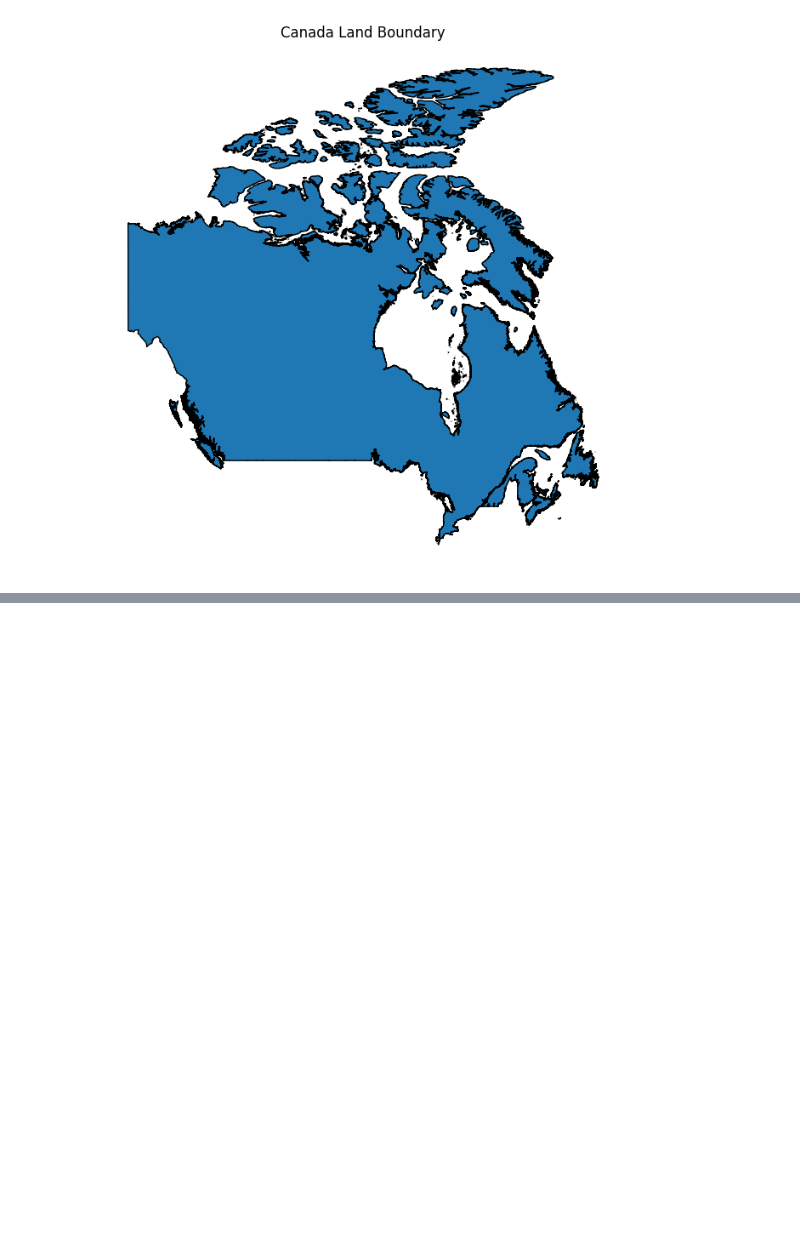
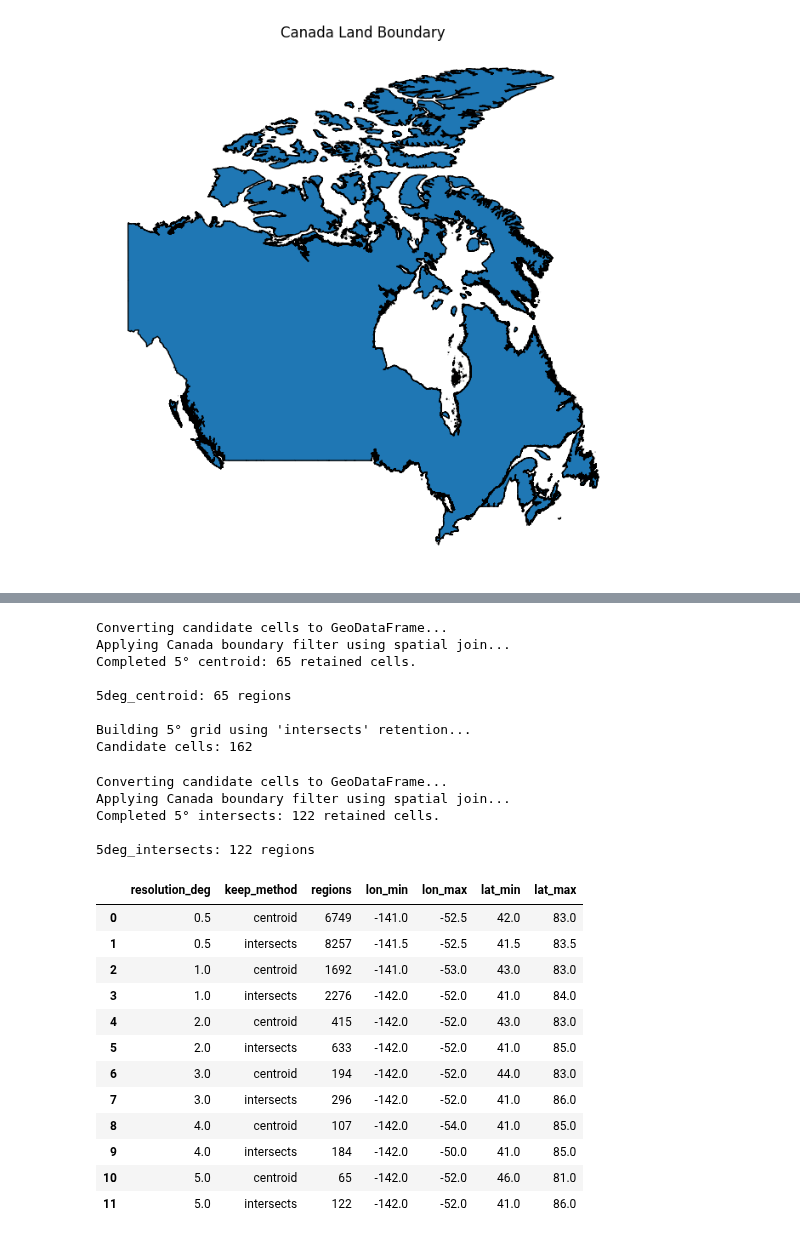
Before and after one commit to andrew-vigars/temoa_geospace, a Jupyter notebook: notebooks/notebook4_canada_basemap_to_wgs84_aggregates.ipynb, the cells around one changed output, grey strips where cells are left out. Saved outputs shown, nothing was run; the diff lists cells and outputs as text; code cells hidden in the pictures; blank space fills up the shorter version.

```diff
--- a/notebooks/notebook4_canada_basemap_to_wgs84_aggregates.ipynb
+++ b/notebooks/notebook4_canada_basemap_to_wgs84_aggregates.ipynb
@@ -313,19 +360,44 @@ def build_latlon_grid(
     return grid
 # %%
-# Build 1° basemaps using different retention methods.
+# Build basemaps for all resolutions and retention methods.
 
-canada_basemap_1deg_centroid = build_latlon_grid(
-    canada_boundary,
-    resolution_deg=1.0,
-    keep_method="centroid",
-)
+KEEP_METHODS = [
+    "centroid",
+    "intersects",
+]
 
-canada_basemap_1deg_intersects = build_latlon_grid(
-    canada_boundary,
-    resolution_deg=1.0,
-    keep_method="intersects",
-)
+basemaps = {}
+summary_rows = []
 
-print(canada_basemap_1deg_centroid.shape)
-print(canada_basemap_1deg_intersects.shape)
+for resolution_deg in BASEMAP_RESOLUTIONS:
+    for keep_method in KEEP_METHODS:
+
+        basemap = build_latlon_grid(
+            boundary_geometry=canada_geometry,
+            boundary_gdf=canada_boundary,
+            resolution_deg=resolution_deg,
+            keep_method=keep_method,
+        )
+
+        key = f"{resolution_deg:g}deg_{keep_method}"
+        basemaps[key] = basemap
+
+        summary_rows.append(
+            {
+                "resolution_deg": resolution_deg,
+                "keep_method": keep_method,
+                "regions": len(basemap),
+                "lon_min": basemap["lon_min"].min(),
+                "lon_max": basemap["lon_max"].max(),
+                "lat_min": basemap["lat_min"].min(),
+                "lat_max": basemap["lat_max"].max(),
+            }
+        )
+
+        print(
+            f"{key}: {len(basemap):,} regions"
+        )
+
+basemap_summary = pd.DataFrame(summary_rows)
+basemap_summary
 # %% [output]
@@ -334 +486,27 @@ print(canada_basemap_1deg_intersects.shape)
+Converting candidate cells to GeoDataFrame...
+Applying Canada boundary filter using spatial join...
+Completed 5° centroid: 65 retained cells.
+
+5deg_centroid: 65 regions
+
+Building 5° grid using 'intersects' retention...
+Candidate cells: 162
+Converting candidate cells to GeoDataFrame...
+Applying Canada boundary filter using spatial join...
+Completed 5° intersects: 122 retained cells.
+
+5deg_intersects: 122 regions
+|  | resolution_deg | keep_method | regions | lon_min | lon_max | lat_min | lat_max |
+| 0 | 0.5 | centroid | 6749 | -141.0 | -52.5 | 42.0 | 83.0 |
+| 1 | 0.5 | intersects | 8257 | -141.5 | -52.5 | 41.5 | 83.5 |
+| 2 | 1.0 | centroid | 1692 | -141.0 | -53.0 | 43.0 | 83.0 |
+| 3 | 1.0 | intersects | 2276 | -142.0 | -52.0 | 41.0 | 84.0 |
+| 4 | 2.0 | centroid | 415 | -142.0 | -52.0 | 43.0 | 83.0 |
+| 5 | 2.0 | intersects | 633 | -142.0 | -52.0 | 41.0 | 85.0 |
+| 6 | 3.0 | centroid | 194 | -142.0 | -52.0 | 44.0 | 83.0 |
+| 7 | 3.0 | intersects | 296 | -142.0 | -52.0 | 41.0 | 86.0 |
+| 8 | 4.0 | centroid | 107 | -142.0 | -54.0 | 41.0 | 85.0 |
+| 9 | 4.0 | intersects | 184 | -142.0 | -50.0 | 41.0 | 85.0 |
+| 10 | 5.0 | centroid | 65 | -142.0 | -52.0 | 46.0 | 81.0 |
+| 11 | 5.0 | intersects | 122 | -142.0 | -52.0 | 41.0 | 86.0 |
 # %%
```
Also changed, not shown: parts of 8 cells of this notebook.
